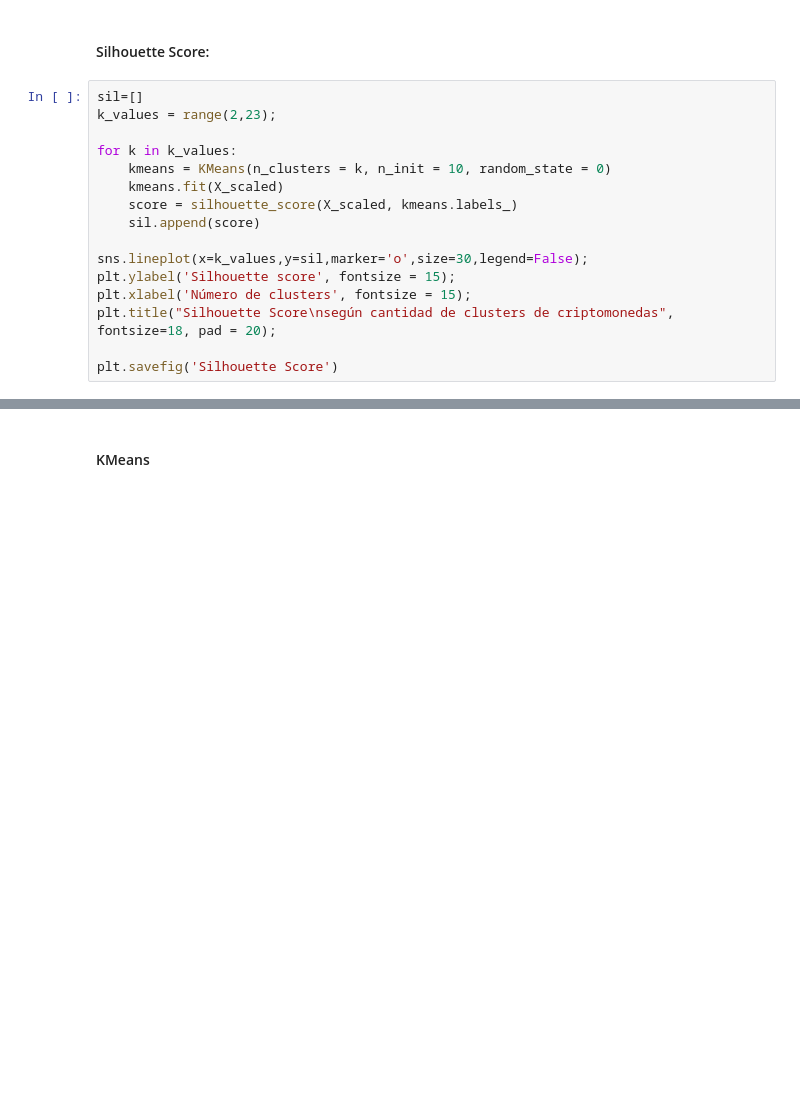
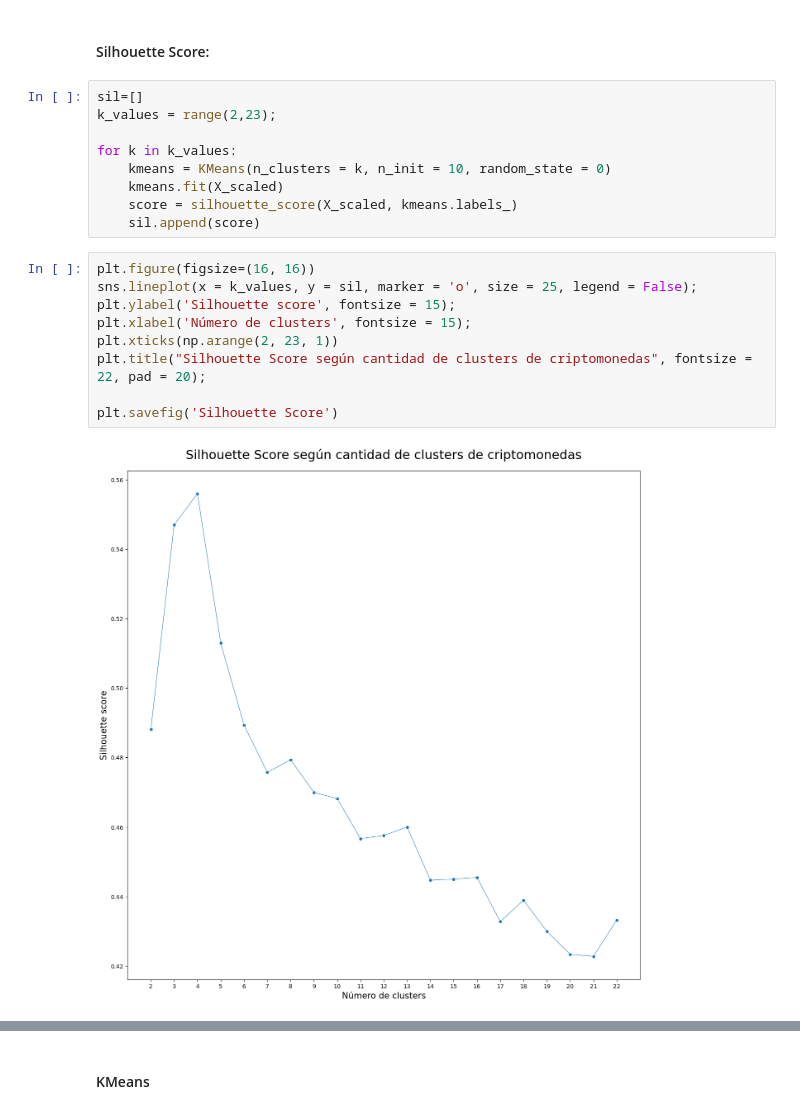
Before and after one commit to Agustin-Bulzomi/Projects, a Jupyter notebook: Programming/Digital House (Python)/Project 4 - Criptocurrencies/1) Analysis.ipynb, the cells around one changed output, grey strips where cells are left out. Saved outputs shown, nothing was run; the diff lists cells and outputs as text; blank space fills up the shorter version.

```diff
--- a/Programming/Digital House (Python)/Project 4 - Criptocurrencies/1) Analysis.ipynb
+++ b/Programming/Digital House (Python)/Project 4 - Criptocurrencies/1) Analysis.ipynb
@@ -121,12 +187,16 @@ for k in k_values:
     kmeans.fit(X_scaled)
     score = silhouette_score(X_scaled, kmeans.labels_)
     sil.append(score)
-
-sns.lineplot(x=k_values,y=sil,marker='o',size=30,legend=False);
-plt.ylabel('Silhouette score', fontsize = 15);
-plt.xlabel('Número de clusters', fontsize = 15);
-plt.title("Silhouette Score\nsegún cantidad de clusters de criptomonedas", fontsize=18, pad = 20);
-
-plt.savefig('Silhouette Score')
+# %%
+plt.figure(figsize=(16, 16))
+sns.lineplot(x = k_values, y = sil, marker = 'o', size = 25, legend = False);
+plt.ylabel('Silhouette score', fontsize = 15);
+plt.xlabel('Número de clusters', fontsize = 15);
+plt.xticks(np.arange(2, 23, 1))
+plt.title("Silhouette Score según cantidad de clusters de criptomonedas", fontsize = 22, pad = 20);
+
+plt.savefig('Silhouette Score')
+# %% [output]
+[figure, added]
 # %%
 print("La cantidad de clusters que optimizan el Silhouette Score es:", np.argmax(sil) + 2) # Se suma 2 al índice que dio el valor máximo pues el mínimo del rango a analizar era 2.
```
Also changed, not shown: parts of 21 cells of this notebook, 20 other files.
